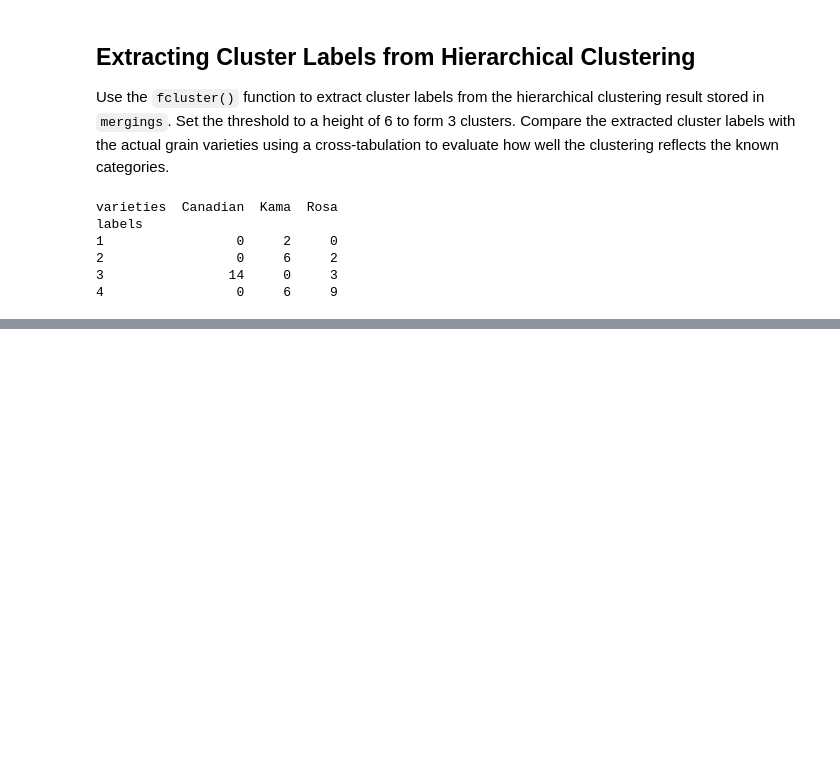
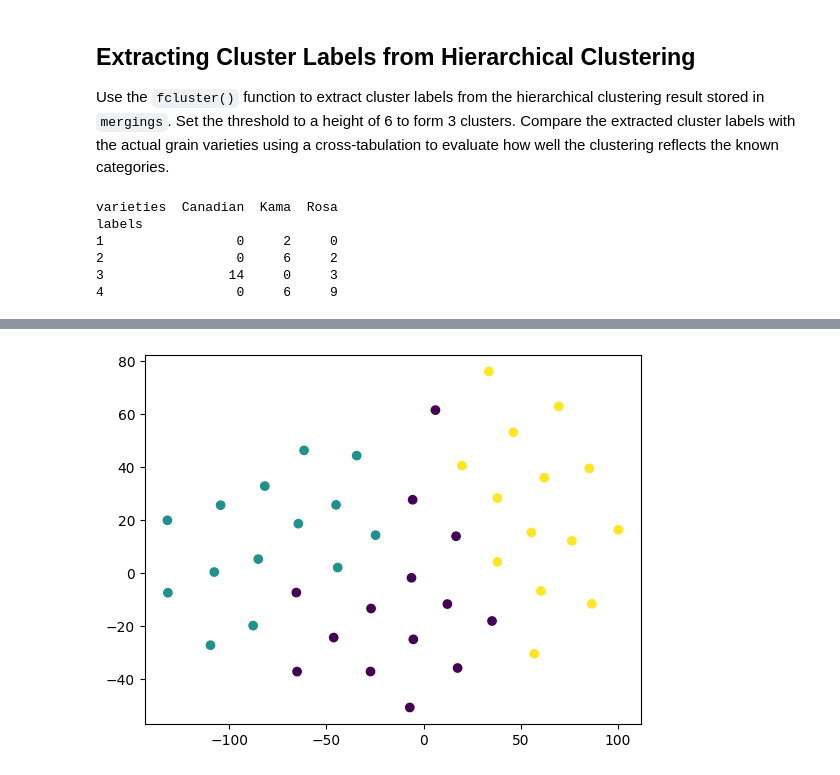
Before and after one commit to Emigbanam/Machine-Learning-Practice, a Jupyter notebook: Hierarchical Clustering (ML Unspervised Learning Practice).ipynb, the cells around one changed output, grey strips where cells are left out. Cells and saved outputs as stored; diff of their text form; code cells hidden in the pictures; blank space fills up the shorter version.

```diff
--- a/Hierarchical Clustering (ML Unspervised Learning Practice).ipynb
+++ b/Hierarchical Clustering (ML Unspervised Learning Practice).ipynb
@@ -116,0 +122,23 @@ labels
+# %%
+variety_numbers = grain_samples_df['Varieties'].replace({'Rosa': 1, 'Kama': 2, 'Canadian': 3}).tolist()
+# %%
+#1. Import TSNE from sklearn.manifold.
+from sklearn.manifold import TSNE
+
+#2. Create a TSNE instance called model with learning_rate=200.
+model_t = TSNE(learning_rate=200)
+
+#3. Apply the .fit_transform() method of model to samples. Assign the result to tsne_features.
+tsne_features = model_t.fit_transform(samples)
+
+#4. Select the column 0 of tsne_features. Assign the result to xs.
+xs = tsne_features[:,0]
+
+#5. Select the column 1 of tsne_features. Assign the result to ys.
+ys = tsne_features[:,1]
+
+#6. Make a scatter plot of the t-SNE features xs and ys. To color the points by the grain variety, specify the additional keyword argument c=variety_numbers.
+plt.scatter(xs, ys, c=variety_numbers)
+plt.show()
+# %% [output]
+[figure, added]
```
Also changed, not shown: parts of 1 cell of this notebook.
